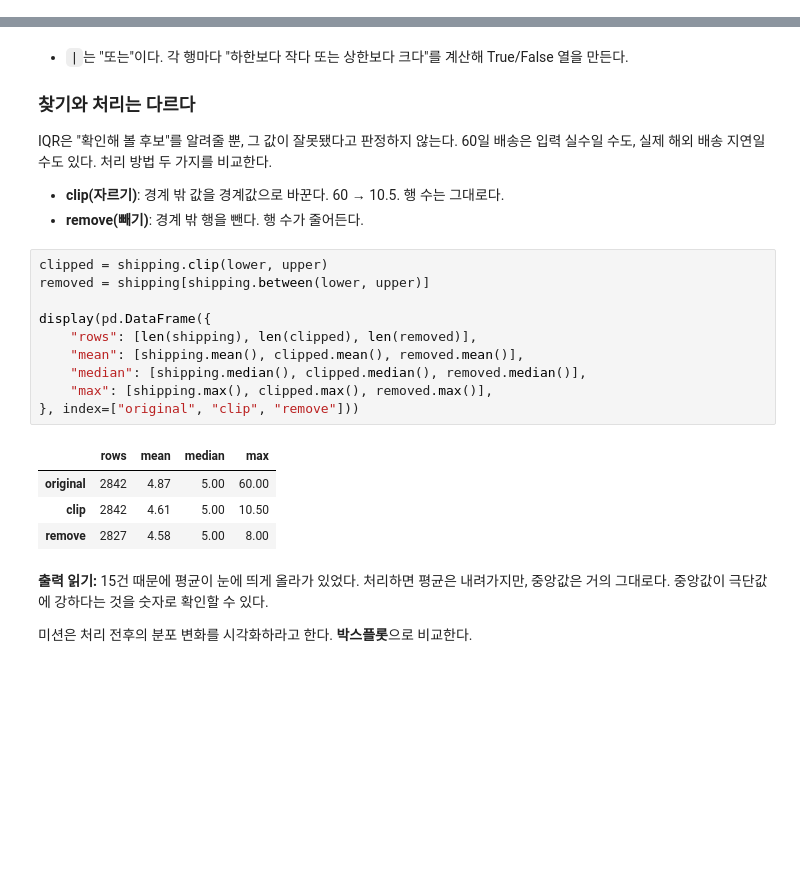
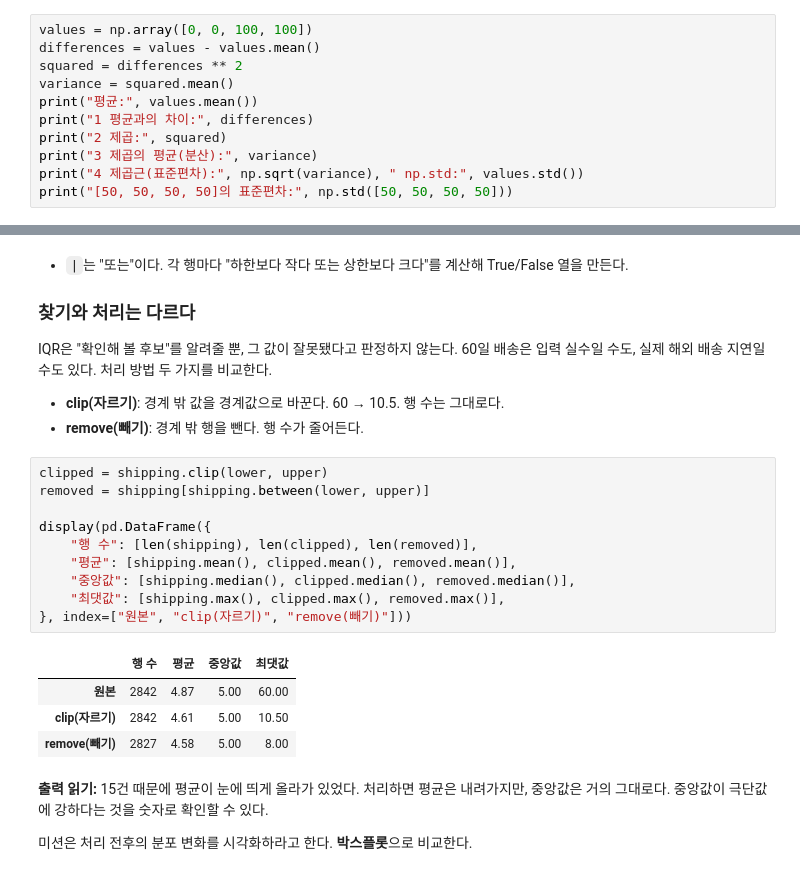
Before and after one commit to feelosophysics/codsaid, a Jupyter notebook: 02_Advanced/A1-1/notebooks/learning_walkthrough.ipynb, the cells around one changed output, grey strips where cells are left out. Drawn from its saved outputs; the diff is of its cells as text; blank space fills up the shorter version.

```diff
--- a/02_Advanced/A1-1/notebooks/learning_walkthrough.ipynb
+++ b/02_Advanced/A1-1/notebooks/learning_walkthrough.ipynb
@@ -387,0 +478,11 @@ plt.show()
+# %%
+values = np.array([0, 0, 100, 100])
+differences = values - values.mean()
+squared = differences ** 2
+variance = squared.mean()
+print("평균:", values.mean())
+print("1 평균과의 차이:", differences)
+print("2 제곱:", squared)
+print("3 제곱의 평균(분산):", variance)
+print("4 제곱근(표준편차):", np.sqrt(variance), " np.std:", values.std())
+print("[50, 50, 50, 50]의 표준편차:", np.std([50, 50, 50, 50]))
@@ -543,18 +648,18 @@ IQR은 "확인해 볼 후보"를 알려줄 뿐, 그 값이 잘못됐다고 판
 # %%
 clipped = shipping.clip(lower, upper)
 removed = shipping[shipping.between(lower, upper)]
 
 display(pd.DataFrame({
-    "rows": [len(shipping), len(clipped), len(removed)],
-    "mean": [shipping.mean(), clipped.mean(), removed.mean()],
-    "median": [shipping.median(), clipped.median(), removed.median()],
-    "max": [shipping.max(), clipped.max(), removed.max()],
-}, index=["original", "clip", "remove"]))
+    "행 수": [len(shipping), len(clipped), len(removed)],
+    "평균": [shipping.mean(), clipped.mean(), removed.mean()],
+    "중앙값": [shipping.median(), clipped.median(), removed.median()],
+    "최댓값": [shipping.max(), clipped.max(), removed.max()],
+}, index=["원본", "clip(자르기)", "remove(빼기)"]))
 # %% [output]
-|  | rows | mean | median | max |
-| original | 2842 | 4.87 | 5.00 | 60.00 |
-| clip | 2842 | 4.61 | 5.00 | 10.50 |
-| remove | 2827 | 4.58 | 5.00 | 8.00 |
+|  | 행 수 | 평균 | 중앙값 | 최댓값 |
+| 원본 | 2842 | 4.87 | 5.00 | 60.00 |
+| clip(자르기) | 2842 | 4.61 | 5.00 | 10.50 |
+| remove(빼기) | 2827 | 4.58 | 5.00 | 8.00 |
 # %% [markdown]
 **출력 읽기:** 15건 때문에 평균이 눈에 띄게 올라가 있었다. 처리하면 평균은 내려가지만, 중앙값은 거의 그대로다. 중앙값이 극단값에 강하다는 것을 숫자로 확인할 수 있다.
 
```
Also changed, not shown: parts of 33 cells of this notebook, 1 other file.
